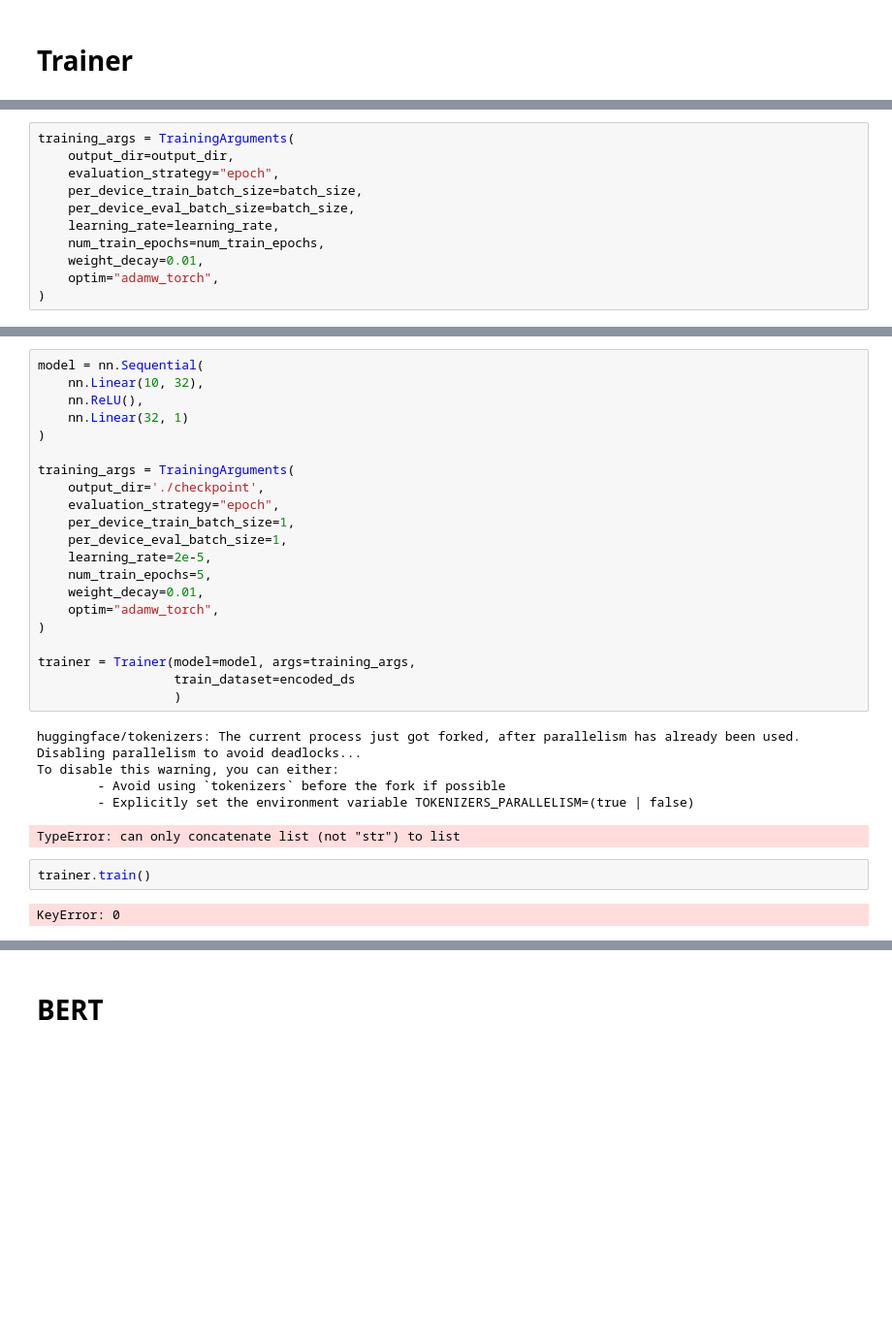
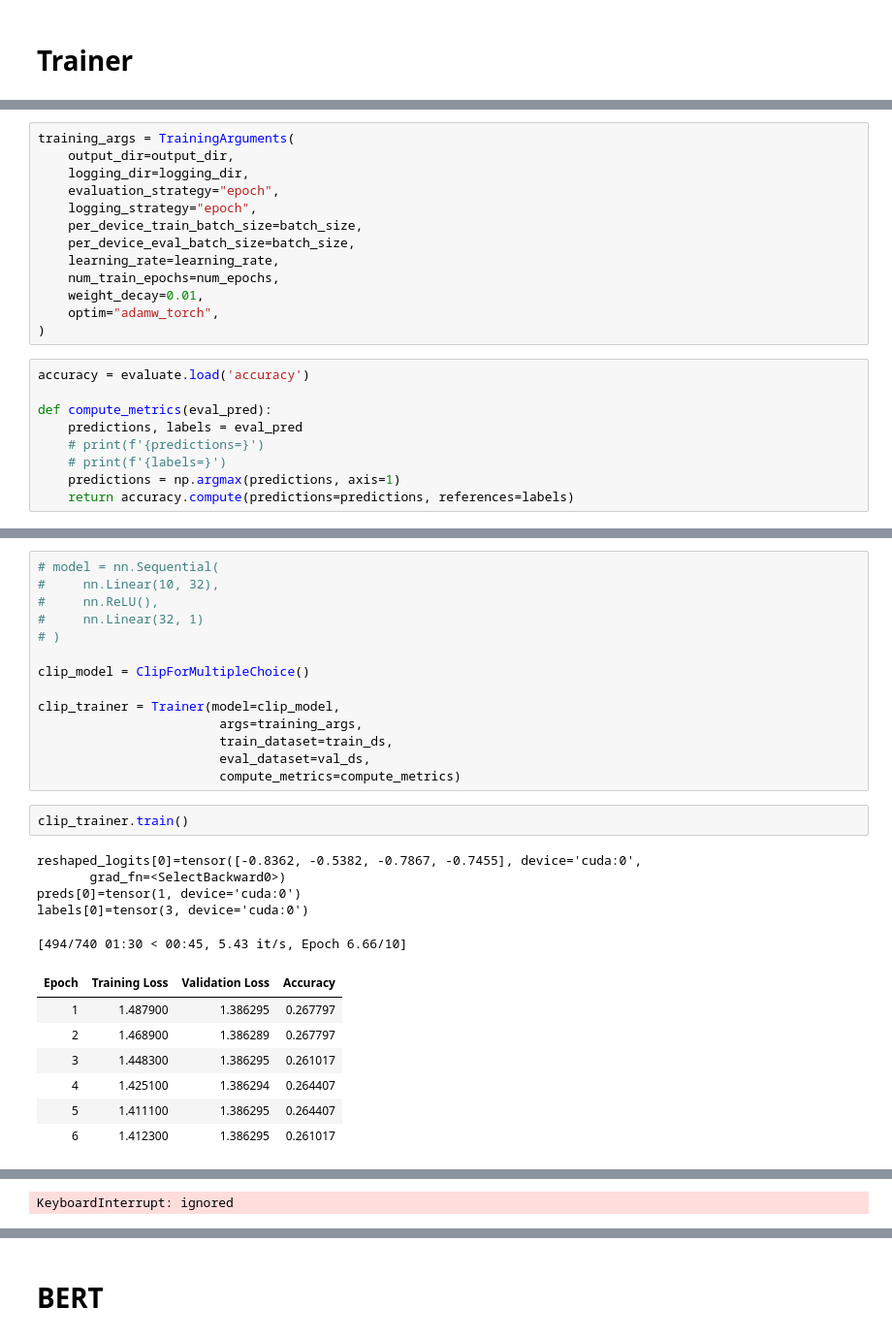
Before and after one commit to deep-learning-mit/staging, a Jupyter notebook: dev/scripts/model.ipynb, the cells around one changed output, grey strips where cells are left out. Shown: that part at 97% size. Saved outputs shown, nothing was run; the diff lists cells and outputs as text; blank space fills up the shorter version.

```diff
--- a/dev/scripts/model.ipynb
+++ b/dev/scripts/model.ipynb
@@ -174,12 +350,23 @@ num_train_epochs = 5
 # %%
 training_args = TrainingArguments(
     output_dir=output_dir,
+    logging_dir=logging_dir,
     evaluation_strategy="epoch",
+    logging_strategy="epoch",
     per_device_train_batch_size=batch_size,
     per_device_eval_batch_size=batch_size,
     learning_rate=learning_rate,
-    num_train_epochs=num_train_epochs,
+    num_train_epochs=num_epochs,
     weight_decay=0.01,
     optim="adamw_torch",
 )
+# %%
+accuracy = evaluate.load('accuracy')
+
+def compute_metrics(eval_pred):
+    predictions, labels = eval_pred
+    # print(f'{predictions=}')
+    # print(f'{labels=}')
+    predictions = np.argmax(predictions, axis=1)
+    return accuracy.compute(predictions=predictions, references=labels)
 # %% [markdown]
@@ -187,31 +545,29 @@ training_args = TrainingArguments(
 # %%
-model = nn.Sequential(
-    nn.Linear(10, 32),
-    nn.ReLU(),
-    nn.Linear(32, 1)
-)
+# model = nn.Sequential(
+#     nn.Linear(10, 32),
+#     nn.ReLU(),
+#     nn.Linear(32, 1)
+# )
 
-training_args = TrainingArguments(
-    output_dir='./checkpoint',
-    evaluation_strategy="epoch",
-    per_device_train_batch_size=1,
-    per_device_eval_batch_size=1,
-    learning_rate=2e-5,
-    num_train_epochs=5,
-    weight_decay=0.01,
-    optim="adamw_torch",
-)
+clip_model = ClipForMultipleChoice()
 
-trainer = Trainer(model=model, args=training_args,
-                  train_dataset=encoded_ds
-                  )
+clip_trainer = Trainer(model=clip_model,
+                        args=training_args,
+                        train_dataset=train_ds,
+                        eval_dataset=val_ds,
+                        compute_metrics=compute_metrics)
-# %% [output]
-huggingface/tokenizers: The current process just got forked, after parallelism has already been used. Disabling parallelism to avoid deadlocks...
-To disable this warning, you can either:
-        - Avoid using `tokenizers` before the fork if possible
-        - Explicitly set the environment variable TOKENIZERS_PARALLELISM=(true | false)
-TypeError: can only concatenate list (not "str") to list
 # %%
-trainer.train()
+clip_trainer.train()
 # %% [output]
-KeyError: 0
+reshaped_logits[0]=tensor([-0.8362, -0.5382, -0.7867, -0.7455], device='cuda:0',
+       grad_fn=<SelectBackward0>)
+preds[0]=tensor(1, device='cuda:0')
+labels[0]=tensor(3, device='cuda:0')
+[494/740 01:30 < 00:45, 5.43 it/s, Epoch 6.66/10]
+| Epoch | Training Loss | Validation Loss | Accuracy |
+| 1 | 1.487900 | 1.386295 | 0.267797 |
+| 2 | 1.468900 | 1.386289 | 0.267797 |
+| 3 | 1.448300 | 1.386295 | 0.261017 |
+| 4 | 1.425100 | 1.386294 | 0.264407 |
+| 5 | 1.411100 | 1.386295 | 0.264407 |
+| 6 | 1.412300 | 1.386295 | 0.261017 |
@@ -217,0 +591 @@ KeyError: 0
+KeyboardInterrupt: ignored
```
Also changed, not shown: parts of 42 cells of this notebook.
